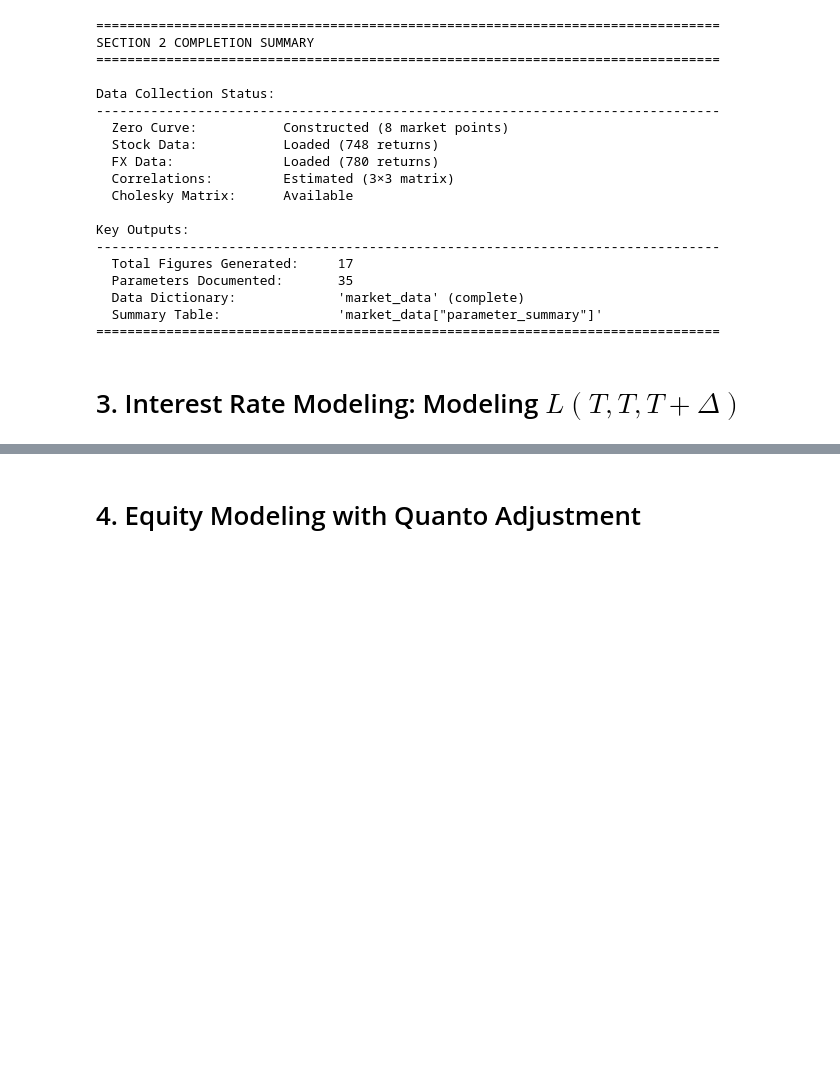
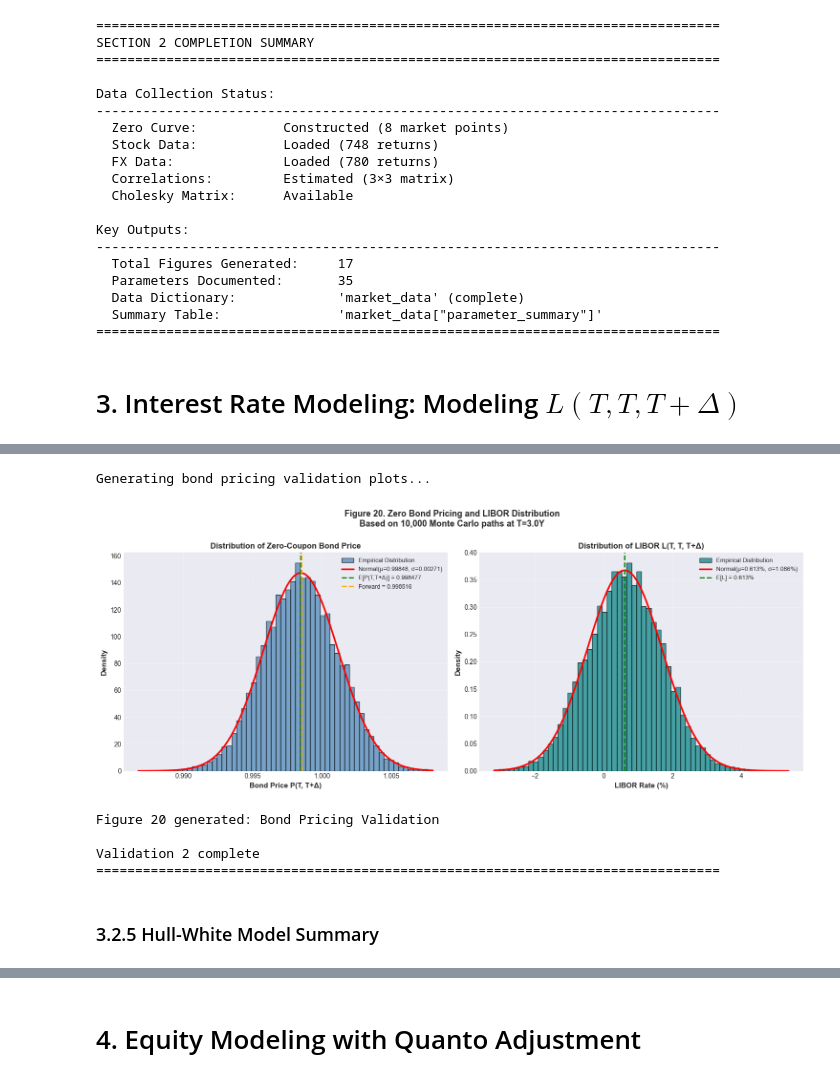
Before and after one commit to DeBiao-NoBug/structured-product-final-project, a Jupyter notebook: report/pricing_report_v1.ipynb, the cells around one changed output, grey strips where cells are left out. Cells and saved outputs as stored; diff of their text form; code cells hidden in the pictures; blank space fills up the shorter version.

```diff
--- a/report/pricing_report_v1.ipynb
+++ b/report/pricing_report_v1.ipynb
@@ -3333,0 +4216,75 @@ Key Outputs:
+# %%
+# ============================================================================
+# Section 3.2.4: Visualize Bond Pricing Results
+# ============================================================================
+
+print("\nGenerating bond pricing validation plots...")
+
+# Update figure counter
+global_figure_counter += 1
+fig_num_bond_pricing = global_figure_counter
+
+# Create figure
+fig, axes = plt.subplots(1, 2, figsize=(15, 6))
+
+# Plot 1: Distribution of P(T, T+Δ)
+axes[0].hist(P_T_samples, bins=60, density=True, alpha=0.7,
+            color='steelblue', edgecolor='black', label='Empirical Distribution')
+
+# Overlay normal distribution (for reference)
+mu_P, sigma_P = mean_P_T, std_P_T
+x_P = np.linspace(P_T_samples.min(), P_T_samples.max(), 100)
+axes[0].plot(x_P, stats.norm.pdf(x_P, mu_P, sigma_P), 'r-', linewidth=2.5,
+            label=f'Normal(μ={mu_P:.5f}, σ={sigma_P:.5f})')
+
+# Mark mean and forward price
+axes[0].axvline(mean_P_T, color='green', linestyle='--', linewidth=2,
+               label=f'E[P(T,T+Δ)] = {mean_P_T:.6f}')
+axes[0].axvline(forward_bond_price, color='orange', linestyle='--', linewidth=2,
+               label=f'Forward = {forward_bond_price:.6f}')
+
+axes[0].set_xlabel('Bond Price P(T, T+Δ)', fontsize=11, fontweight='bold')
+axes[0].set_ylabel('Density', fontsize=11, fontweight='bold')
+axes[0].set_title('Distribution of Zero-Coupon Bond Price', fontsize=12, fontweight='bold')
+axes[0].legend(loc='best', fontsize=9)
+axes[0].grid(True, alpha=0.3)
+
+# Plot 2: Distribution of LIBOR L(T, T, T+Δ)
+axes[1].hist(L_T_samples * 100, bins=60, density=True, alpha=0.7,
+            color='teal', edgecolor='black', label='Empirical Distribution')
+
+# Overlay normal distribution
+mu_L, sigma_L = mean_L_T * 100, std_L_T * 100
+x_L = np.linspace(L_T_samples.min()*100, L_T_samples.max()*100, 100)
+axes[1].plot(x_L, stats.norm.pdf(x_L, mu_L, sigma_L), 'r-', linewidth=2.5,
+            label=f'Normal(μ={mu_L:.3f}%, σ={sigma_L:.3f}%)')
+
+# Mark mean
+axes[1].axvline(mean_L_T*100, color='green', linestyle='--', linewidth=2,
+               label=f'E[L] = {mean_L_T*100:.3f}%')
+
+axes[1].set_xlabel('LIBOR Rate (%)', fontsize=11, fontweight='bold')
+axes[1].set_ylabel('Density', fontsize=11, fontweight='bold')
+axes[1].set_title('Distribution of LIBOR L(T, T, T+Δ)', fontsize=12, fontweight='bold')
+axes[1].legend(loc='best', fontsize=9)
+axes[1].grid(True, alpha=0.3)
+
+fig.suptitle(f'Figure {fig_num_bond_pricing}. Zero Bond Pricing and LIBOR Distribution\n' +
+            f'Based on {N_validation:,} Monte Carlo paths at T={T_option}Y',
+            fontsize=13, fontweight='bold', y=1.00)
+
+plt.tight_layout()
+plt.show()
+
+print(f"Figure {fig_num_bond_pricing} generated: Bond Pricing Validation")
+print("\nValidation 2 complete")
+print("="*80)
+# %% [output]
+Generating bond pricing validation plots...
+[figure, added]
+Figure 20 generated: Bond Pricing Validation
+
+Validation 2 complete
+================================================================================
+# %% [markdown]
+### 3.2.5 Hull-White Model Summary
```
Also changed, not shown: parts of 47 cells of this notebook, 1 other file.
